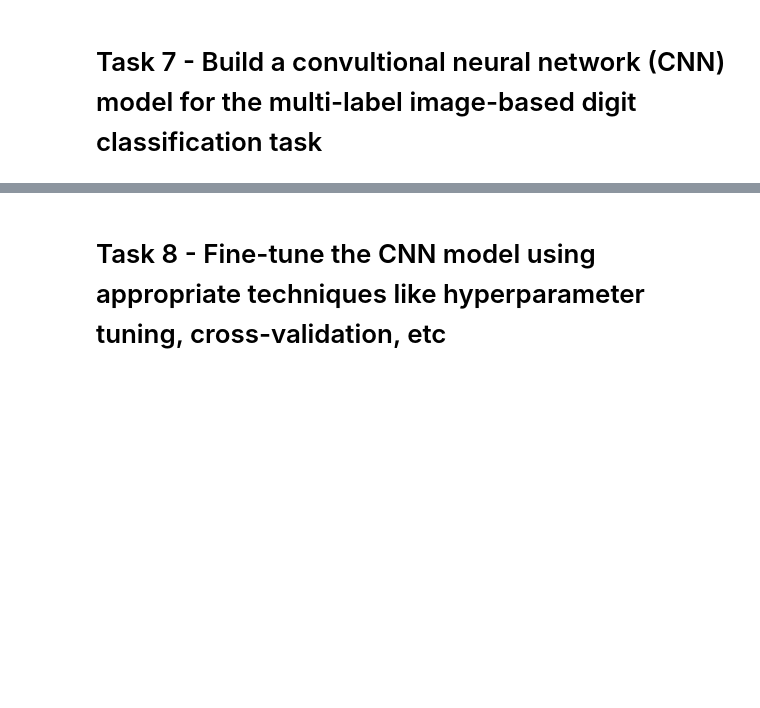
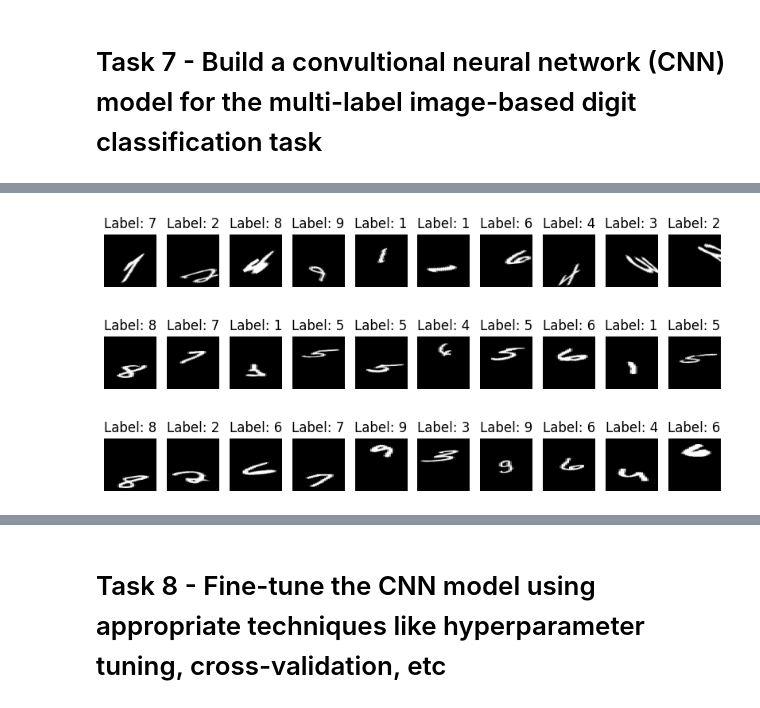
Before and after one commit to chrismintz1/Public, a Jupyter notebook: module 3 final assignment/final assignment part 2.ipynb, the cells around one changed output, grey strips where cells are left out. Saved outputs shown, nothing was run; the diff lists cells and outputs as text; code cells hidden in the pictures; blank space fills up the shorter version.

Commit message:
Model now renders after ensuring all data had the same labelling construct

```diff
--- a/module 3 final assignment/final assignment part 2.ipynb
+++ b/module 3 final assignment/final assignment part 2.ipynb
@@ -96,9 +96,9 @@ def crop_image(image):
 def datset_peek(idg_show: ImageDataGenerator, num_to_show: int):
 
     # Display the first num_to_show digits in the training training_generator
-    fig, ax = plt.subplots(1, num_to_show, figsize=(20, 20))
+    fig, ax = plt.subplots(1, num_to_show, figsize=(10, 10))
     for i in range(num_to_show):
         ax[i].imshow(np.squeeze(idg_show[0][0][i]), cmap='gray')
-        ax[i].set_title(f'Label: {idg_show[0][1][i]}')
+        ax[i].set_title(f'Label: {int(idg_show[0][1][i])}')
         ax[i].axis('off')
     plt.show()
@@ -179,0 +154,20 @@ else:
+# %%
+# WARNING - this code commits 300,000 files to your file drive and will take a long time to run - you can monitor progress at the bottom of the cell
+# Check and see if the triplet images have been cropped and saved to your drive
+training_preprocessed_dir = dataset_root_dir + '\\triple_mnist\\train_preprocessed'
+validate_preprocessed_dir = dataset_root_dir + '\\triple_mnist\\val_preprocessed'
+test_preprocessed_dir = dataset_root_dir + '\\triple_mnist\\test_preprocessed'
+if os.path.exists(training_preprocessed_dir):
+    print('Training preprocessed images exist')
+else:
+    process_triplets(training_dir, training_preprocessed_dir)
+
+if os.path.exists(validate_preprocessed_dir):
+    print('Validation preprocessed images exist')
+else:
+    process_triplets(validate_dir, validate_preprocessed_dir)
+
+if os.path.exists(test_preprocessed_dir):
+    print('Test preprocessed images exist')
+else:
+    process_triplets(test_dir, test_preprocessed_dir)
@@ -182,27 +180,29 @@ else:
 # We've used the idg to load only the training images and preprocess them with the above parameters
 # Images are brought in as grayscale (single channel) as they are black and white images
 training_generator = idg.flow_from_directory(
-    training_dir,
+    training_preprocessed_dir,
     target_size=(image_height, image_width),
     batch_size=batch_size,
-    class_mode='categorical',
+    class_mode='sparse',
     color_mode='grayscale'
 )
 
 # Our test and validation data should not be augmented so their init is simpler and does not use our predefined idg parameters
 test_generator = ImageDataGenerator(rescale=1./255).flow_from_directory(
-    test_dir,
+    test_preprocessed_dir,
     target_size=(image_height, image_width),
     batch_size=batch_size,
-    class_mode='categorical',
+    class_mode='sparse',
     color_mode='grayscale'
 )
 
 # Note use of validation data but no augmentation
 validation_generator = ImageDataGenerator(rescale=1./255).flow_from_directory(
-    validate_dir,
+    validate_preprocessed_dir,
     target_size=(image_height, image_width),
     batch_size=batch_size,
-    class_mode='categorical',
+    class_mode='sparse',
     color_mode='grayscale'
 )
+
+print(f'label sanity peek on training set: {training_generator.labels}')
@@ -237,3 +267,0 @@ model.compile(optimizer='adam', loss='sparse_categorical_crossentropy', metrics=
-# %%
-# Time to fit the model
-model.fit(training_generator, epochs=1, validation_data=validation_generator)
@@ -248,0 +268,8 @@ model.fit(
+# %%
+datset_peek(training_generator, 10)
+datset_peek(validation_generator, 10)
+datset_peek(test_generator, 10)
+# %% [output]
+[figure, added]
+[figure, added]
+[figure, added]
```
Also changed, not shown: parts of 8 cells of this notebook.
